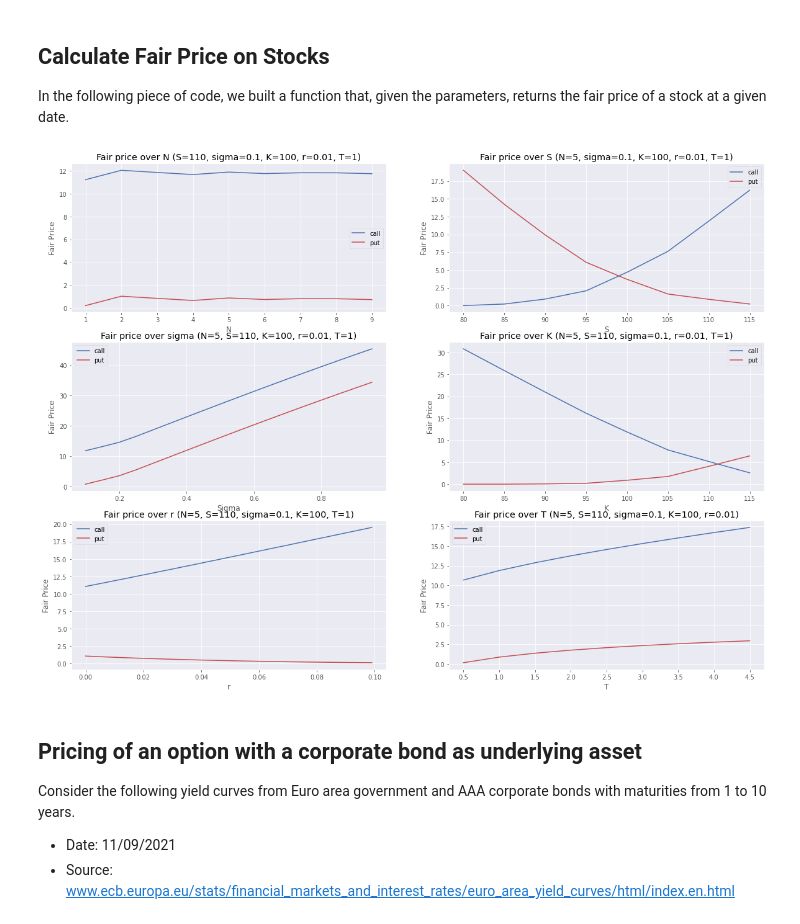
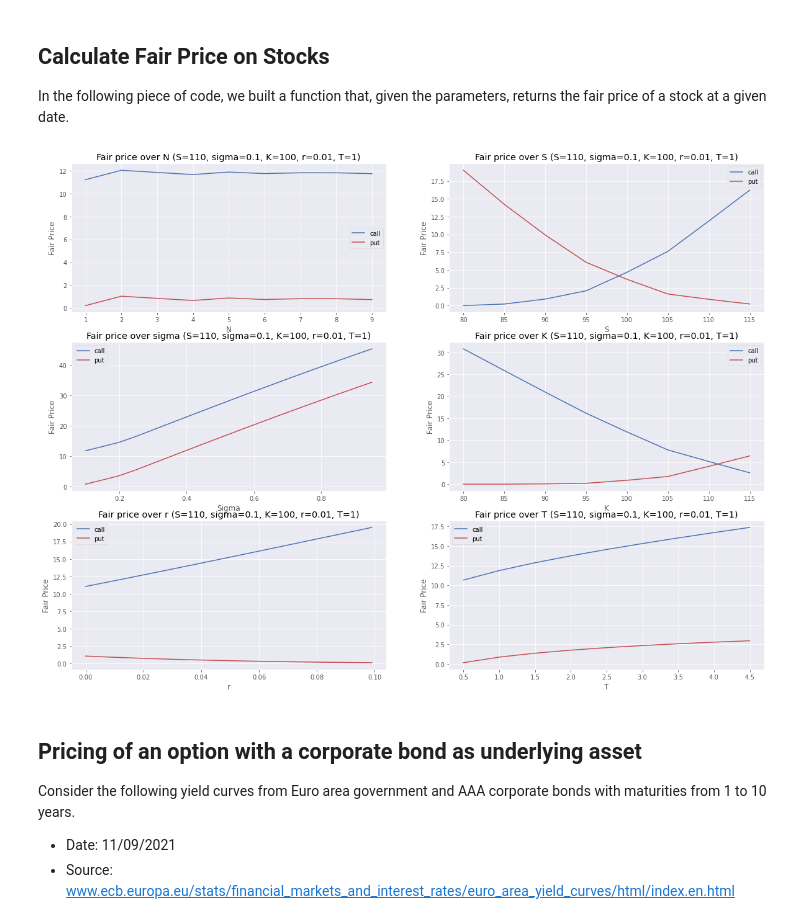
Before and after one commit to daniel-deutsch/FTD, a Jupyter notebook: Asset Pricing/EA5/main.ipynb, the cells around one changed output. Cells and saved outputs as stored; diff of their text form; code cells hidden in the pictures.

```diff
--- a/Asset Pricing/EA5/main.ipynb
+++ b/Asset Pricing/EA5/main.ipynb
@@ -67,52 +67,51 @@ T = 1
 
 # Plots
 fig, axs = plt.subplots(3, 2, figsize=(20, 15))
-
 axs[0, 0].plot(Ns, [calculate_fair_price(N, S, sigma, K, r, T, 'call') for N in Ns], label='call')
 axs[0, 0].plot(Ns, [calculate_fair_price(N, S, sigma, K, r, T, 'put') for N in Ns], label='put')
-axs[0, 0].set_title(f"Fair price over N ({S=}, {sigma=}, {K=}, {r=}, {T=})")
+axs[0, 0].set_title(f"Fair price over N (S={S}, sigma={sigma}, K={K}, r={r}, T={T})")
 axs[0, 0].set_xlabel("N")
 axs[0, 0].set_ylabel("Fair Price")
 axs[0, 0].legend()
 
 axs[0, 1].plot(Ss, [calculate_fair_price(N, S, sigma, K, r, T, 'call') for S in Ss], label='call')
 axs[0, 1].plot(Ss, [calculate_fair_price(N, S, sigma, K, r, T, 'put') for S in Ss], label='put')
-axs[0, 1].set_title(f"Fair price over S ({N=}, {sigma=}, {K=}, {r=}, {T=})")
+axs[0, 1].set_title(f"Fair price over S (S={S}, sigma={sigma}, K={K}, r={r}, T={T})")
 axs[0, 1].set_xlabel("S")
 axs[0, 1].set_ylabel("Fair Price")
 axs[0, 1].legend()
 
 axs[1, 0].plot(sigmas, [calculate_fair_price(N, S, sigma, K, r, T, 'call') for sigma in sigmas], label='call')
 axs[1, 0].plot(sigmas, [calculate_fair_price(N, S, sigma, K, r, T, 'put') for sigma in sigmas], label='put')
-axs[1, 0].set_title(f"Fair price over sigma ({N=}, {S=}, {K=}, {r=}, {T=})")
+axs[1, 0].set_title(f"Fair price over sigma (S={S}, sigma={sigma}, K={K}, r={r}, T={T})")
 axs[1, 0].set_xlabel("Sigma")
 axs[1, 0].set_ylabel("Fair Price")
 axs[1, 0].legend()
 
 axs[1, 1].plot(Ks, [calculate_fair_price(N, S, sigma, K, r, T, 'call') for K in Ks], label='call')
 axs[1, 1].plot(Ks, [calculate_fair_price(N, S, sigma, K, r, T, 'put') for K in Ks], label='put')
-axs[1, 1].set_title(f"Fair price over K ({N=}, {S=}, {sigma=}, {r=}, {T=})")
+axs[1, 1].set_title(f"Fair price over K (S={S}, sigma={sigma}, K={K}, r={r}, T={T})")
 axs[1, 1].set_xlabel("K")
 axs[1, 1].set_ylabel("Fair Price")
 axs[1, 1].legend()
 
 axs[2, 0].plot(rs, [calculate_fair_price(N, S, sigma, K, r, T, 'call') for r in rs], label='call')
 axs[2, 0].plot(rs, [calculate_fair_price(N, S, sigma, K, r, T, 'put') for r in rs], label='put')
-axs[2, 0].set_title(f"Fair price over r ({N=}, {S=}, {sigma=}, {K=}, {T=})")
+axs[2, 0].set_title(f"Fair price over r (S={S}, sigma={sigma}, K={K}, r={r}, T={T})")
 axs[2, 0].set_xlabel("r")
 axs[2, 0].set_ylabel("Fair Price")
 axs[2, 0].legend()
 
 axs[2, 1].plot(Ts, [calculate_fair_price(N, S, sigma, K, r, T, 'call') for T in Ts], label='call')
 axs[2, 1].plot(Ts, [calculate_fair_price(N, S, sigma, K, r, T, 'put') for T in Ts], label='put')
-axs[2, 1].set_title(f"Fair price over T ({N=}, {S=}, {sigma=}, {K=}, {r=})")
+axs[2, 1].set_title(f"Fair price over T (S={S}, sigma={sigma}, K={K}, r={r}, T={T})")
 axs[2, 1].set_xlabel("T")
 axs[2, 1].set_ylabel("Fair Price")
 axs[2, 1].legend()
 
 plt.show()
 # %% [output]
-[figure, old version]
+[figure, new version]
 # %% [markdown]
 ## Pricing of an option with a corporate bond as underlying asset
 
```
Also changed, not shown: parts of 6 cells of this notebook, 7 other files.
